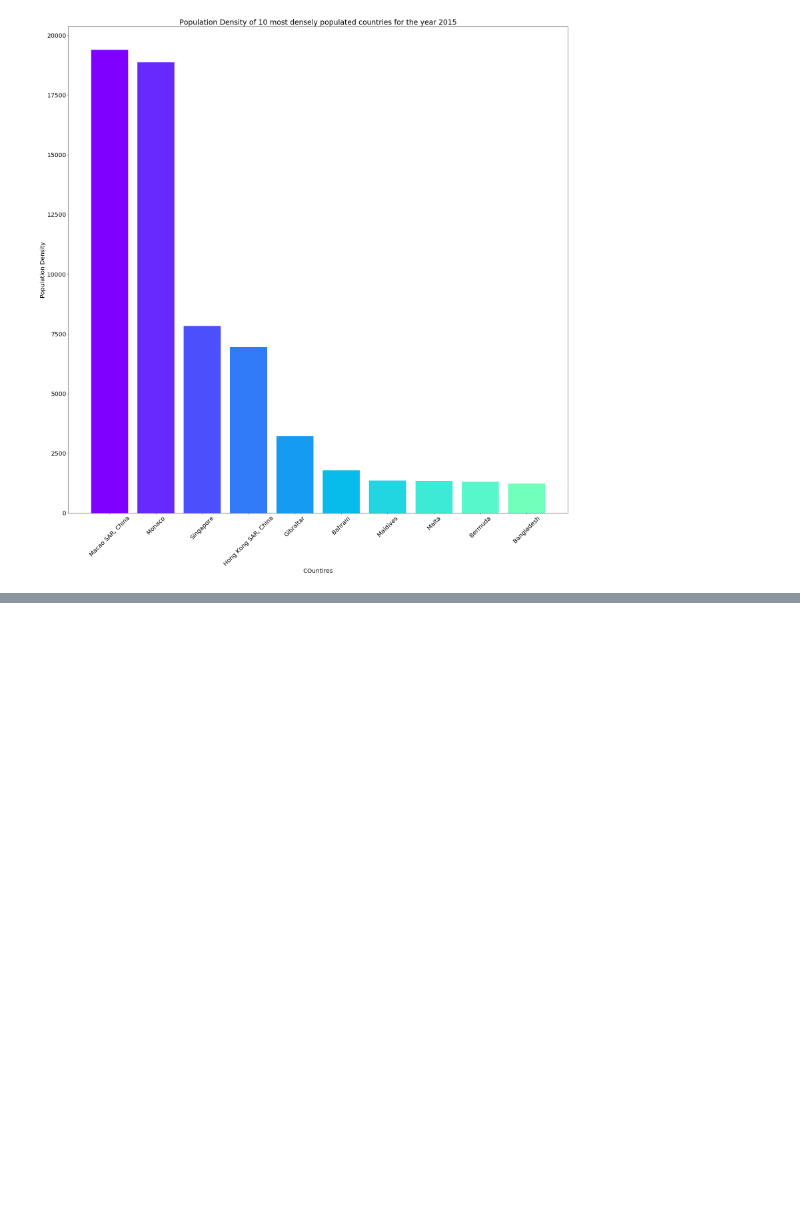
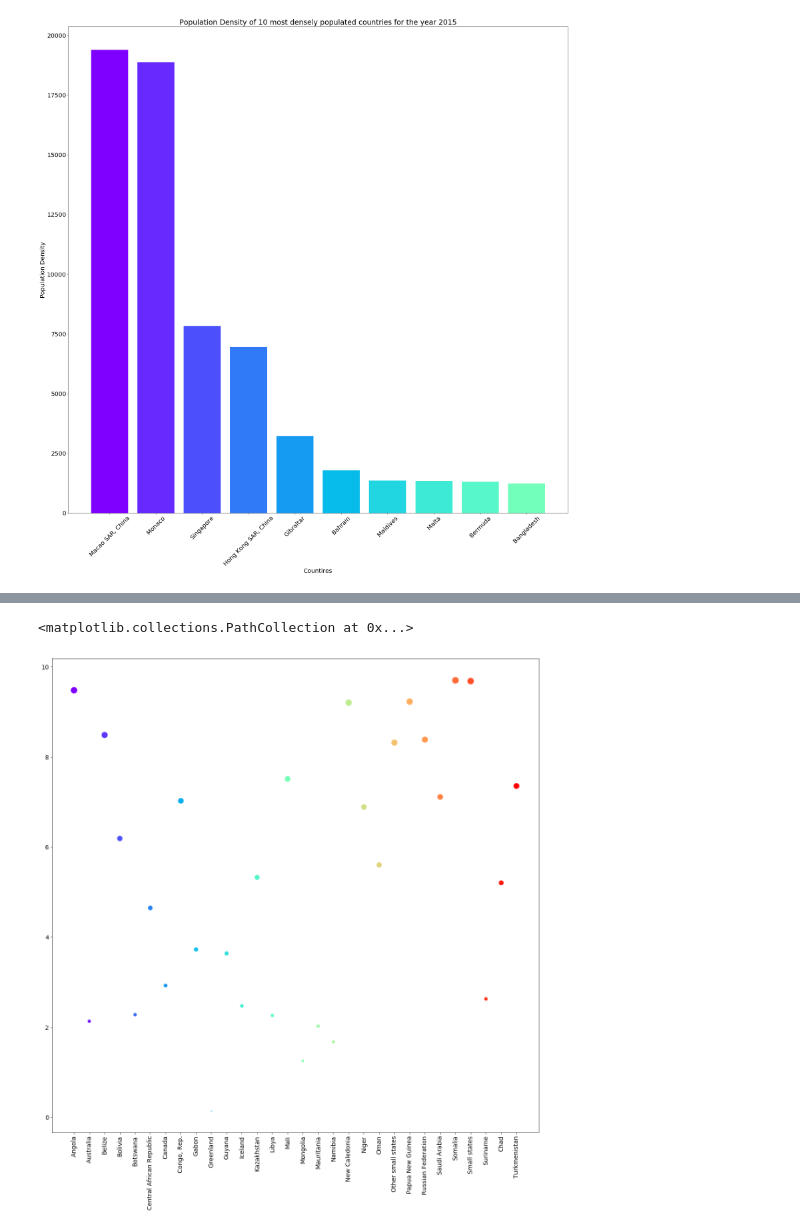
Before and after one commit to kb22/Visualization-using-Matplotlib, a Jupyter notebook: Visualization using Matplotlib.ipynb, the cells around one changed output, grey strips where cells are left out. Drawn from its saved outputs; the diff is of its cells as text; code cells hidden in the pictures; blank space fills up the shorter version.

Commit message:
Add final plot and conclusion

```diff
--- a/Visualization using Matplotlib.ipynb
+++ b/Visualization using Matplotlib.ipynb
@@ -149,0 +158,15 @@ From the graph above, we can see that Macao SAR and Monaco have the maximum popu
+# %%
+total_columns = dataset.shape[1]
+selected_data = dataset[dataset.sum(axis = 1).apply(lambda x: x/total_columns) <= 10]
+consolidated_data = selected_data.sum(axis = 1).apply(lambda x: x/total_columns)
+countries = selected_data['Country Name']
+plt.rcParams['figure.figsize'] = (20, 20)
+plt.rcParams['font.size'] = 14
+plt.xticks(rotation = '90')
+plt.scatter(countries,
+            consolidated_data,
+            s = consolidated_data*20,
+            c = cm.rainbow(np.linspace(0, 1, len(countries))))
+# %% [output]
+<matplotlib.collections.PathCollection at 0x...>
+[figure, added]
```
Also changed, not shown: parts of 9 cells of this notebook.
